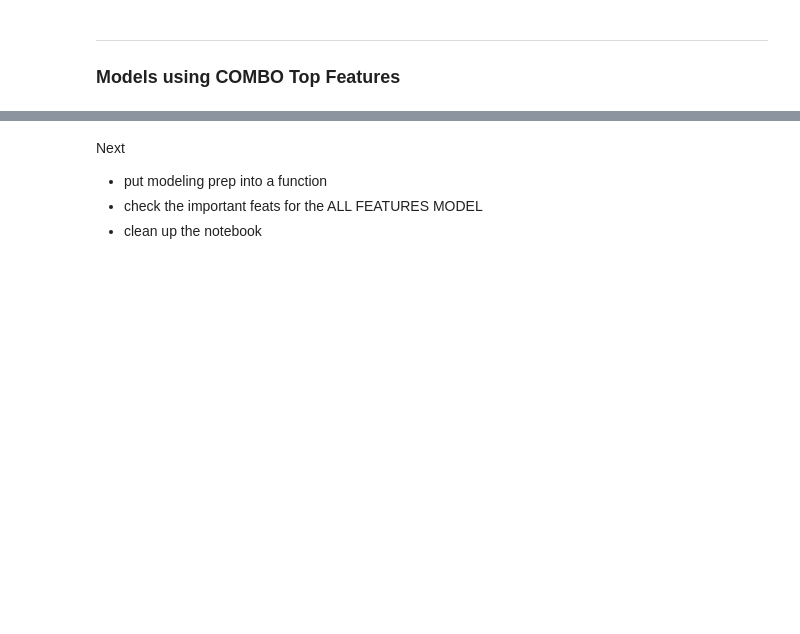
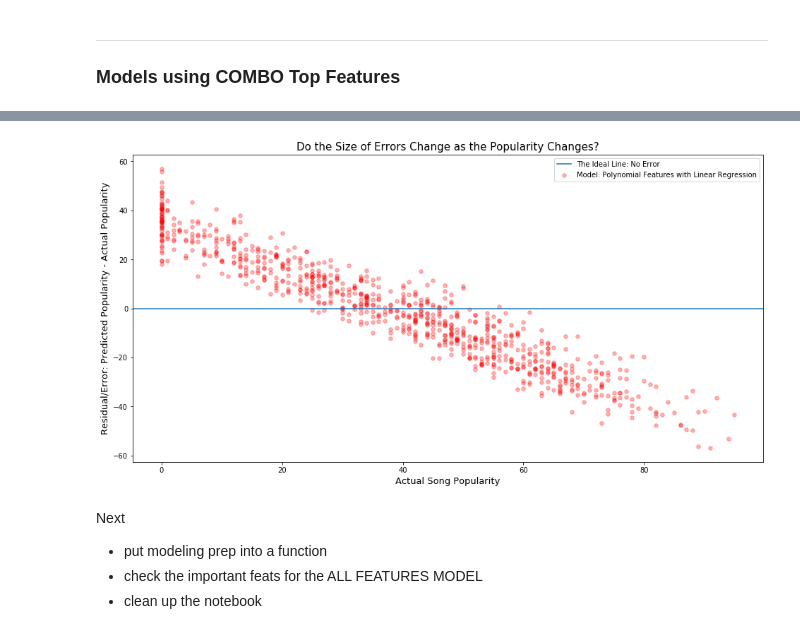
Before and after one commit to SpotiScryers/SpotiScry, a Jupyter notebook: brandon_modeling.ipynb, the cells around one changed output, grey strips where cells are left out. Cells and saved outputs as stored; diff of their text form; code cells hidden in the pictures; blank space fills up the shorter version.

```diff
--- a/brandon_modeling.ipynb
+++ b/brandon_modeling.ipynb
@@ -534,3 +571,7 @@ Model beat baseline by 5.07%
+# %%
+visualize_error(glm_pred_t, y_test, bl, 'Polynomial Features with Linear Regression')
+# %% [output]
+[figure, added]
 # %%
 def get_important_feats(model, X):
     feature_importances = pd.DataFrame(rf.featureimportances,
```
Also changed, not shown: parts of 13 cells of this notebook, 1 other file.
